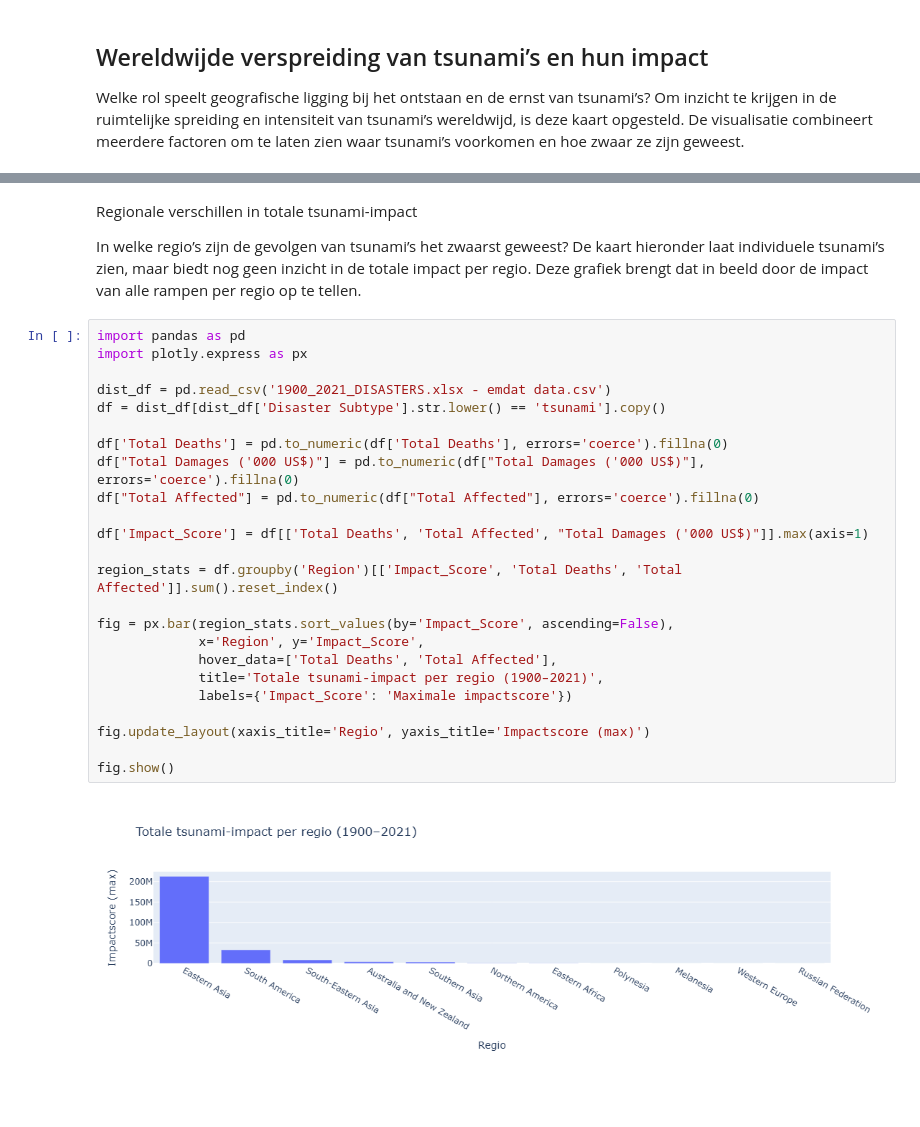
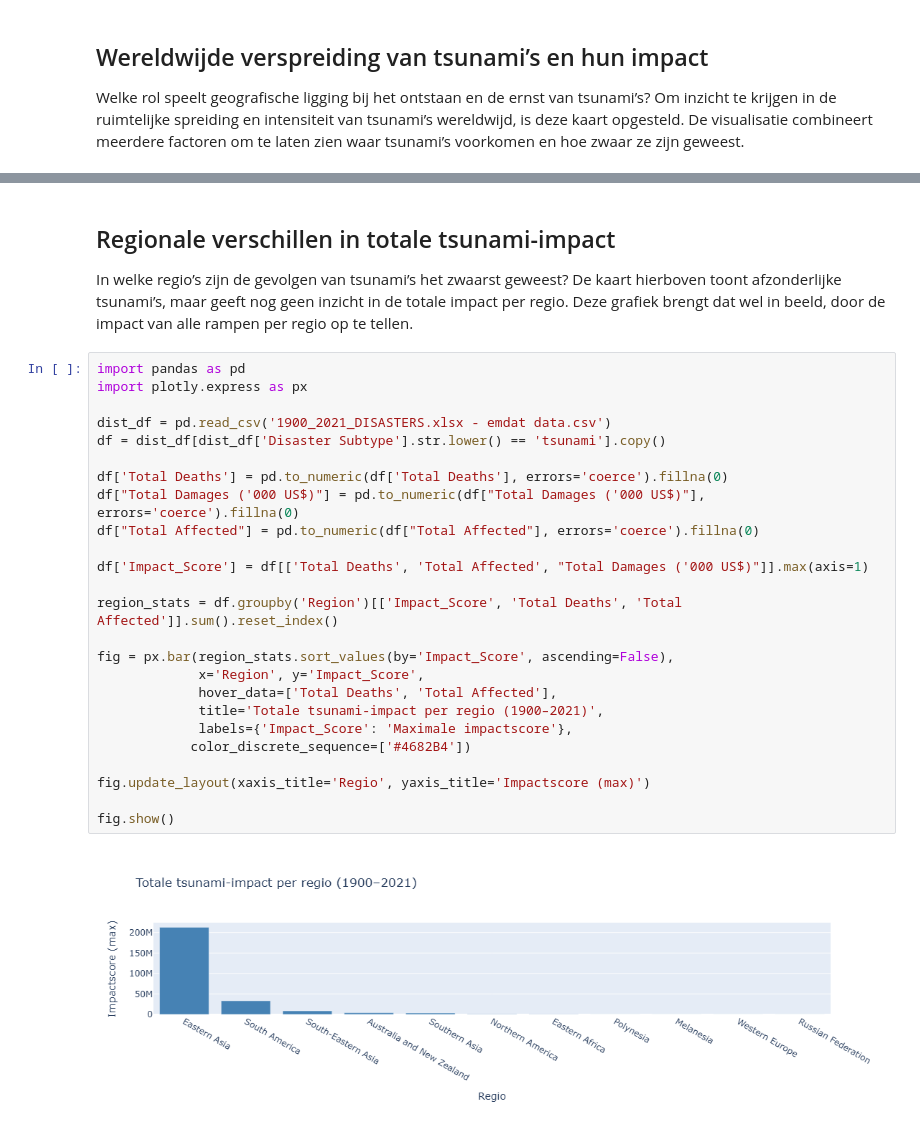
Before and after one commit to roosz/informatievisualisatie, a Jupyter notebook: _build/jupyter_execute/docs/voorindatasory.ipynb, the cells around one changed output, grey strips where cells are left out. Drawn from its saved outputs; the diff is of its cells as text; blank space fills up the shorter version.

```diff
--- a/_build/jupyter_execute/docs/voorindatasory.ipynb
+++ b/_build/jupyter_execute/docs/voorindatasory.ipynb
@@ -856,32 +853,33 @@ Naast impactscore is in deze kaart ook de gemiddelde zeespiegelstijging per jaar
 # %% [markdown]
-Regionale verschillen in totale tsunami-impact
+## Regionale verschillen in totale tsunami-impact
 
 In welke regio’s zijn de gevolgen van tsunami’s het zwaarst geweest?
-De kaart hieronder laat individuele tsunami’s zien, maar biedt nog geen inzicht in de totale impact per regio. Deze grafiek brengt dat in beeld door de impact van alle rampen per regio op te tellen.
+De kaart hierboven toont afzonderlijke tsunami’s, maar geeft nog geen inzicht in de totale impact per regio. Deze grafiek brengt dat wel in beeld, door de impact van alle rampen per regio op te tellen.
 # %%
 import pandas as pd
 import plotly.express as px
 
 dist_df = pd.read_csv('1900_2021_DISASTERS.xlsx - emdat data.csv')
 df = dist_df[dist_df['Disaster Subtype'].str.lower() == 'tsunami'].copy()
 
 df['Total Deaths'] = pd.to_numeric(df['Total Deaths'], errors='coerce').fillna(0)
 df["Total Damages ('000 US$)"] = pd.to_numeric(df["Total Damages ('000 US$)"], errors='coerce').fillna(0)
 df["Total Affected"] = pd.to_numeric(df["Total Affected"], errors='coerce').fillna(0)
 
 df['Impact_Score'] = df[['Total Deaths', 'Total Affected', "Total Damages ('000 US$)"]].max(axis=1)
 
 region_stats = df.groupby('Region')[['Impact_Score', 'Total Deaths', 'Total Affected']].sum().reset_index()
 
 fig = px.bar(region_stats.sort_values(by='Impact_Score', ascending=False),
              x='Region', y='Impact_Score',
              hover_data=['Total Deaths', 'Total Affected'],
              title='Totale tsunami-impact per regio (1900–2021)',
-             labels={'Impact_Score': 'Maximale impactscore'})
+             labels={'Impact_Score': 'Maximale impactscore'},
+            color_discrete_sequence=['#4682B4'])
 
 fig.update_layout(xaxis_title='Regio', yaxis_title='Impactscore (max)')
 
 fig.show()
 # %% [output]
-[figure, old version]
+[figure, new version]
 # %% [markdown]
```
Also changed, not shown: parts of 8 cells of this notebook, 14 other files.
